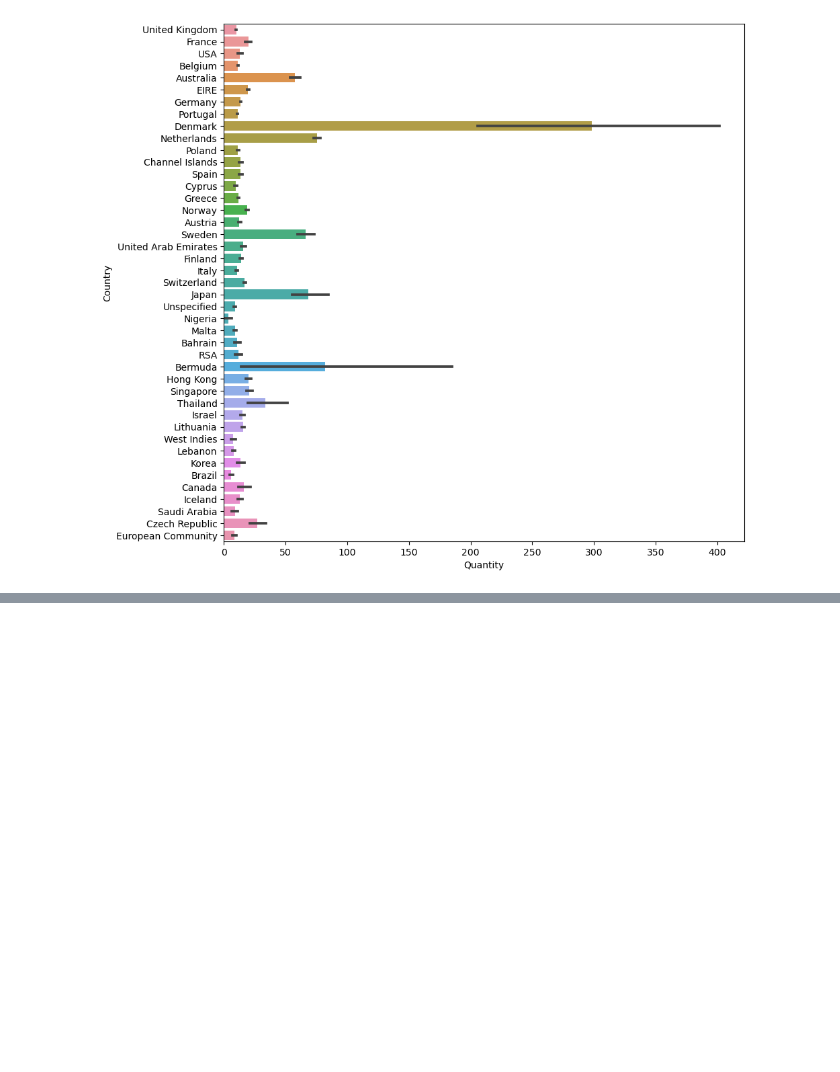
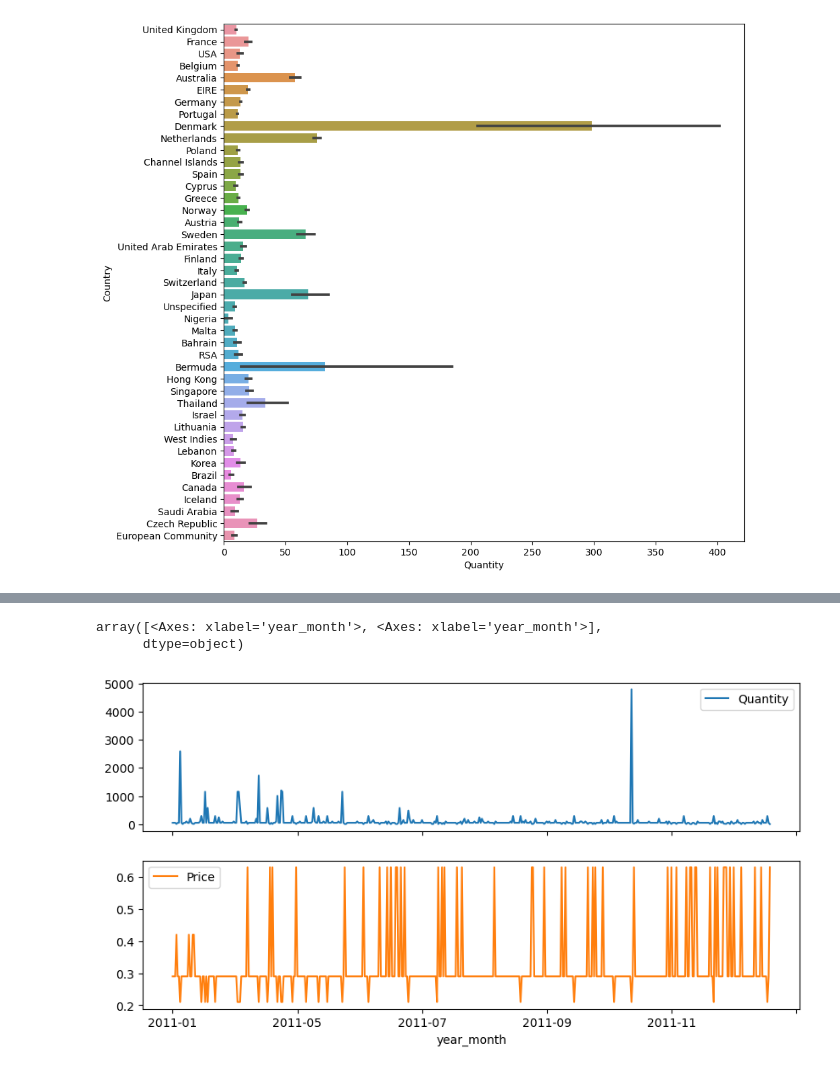
Before and after one commit to Hoomaaan/Retail-Store-Challenge, a Jupyter notebook: main.ipynb, the cells around one changed output, grey strips where cells are left out. Drawn from its saved outputs; the diff is of its cells as text; code cells hidden in the pictures; blank space fills up the shorter version.

```diff
--- a/main.ipynb
+++ b/main.ipynb
@@ -338,0 +435,8 @@ sns.barplot(df, y='Country', x='Quantity')
+# %%
+plt_features = df_tf[plt_cols][-480:]
+plt_features.index = df_tf['year_month'][-480:]
+plt_features.plot(subplots=True, figsize=(10, 5))
+# %% [output]
+array([<Axes: xlabel='year_month'>, <Axes: xlabel='year_month'>],
+      dtype=object)
+[figure, added]
```
Also changed, not shown: parts of 16 cells of this notebook, 1 other file.
